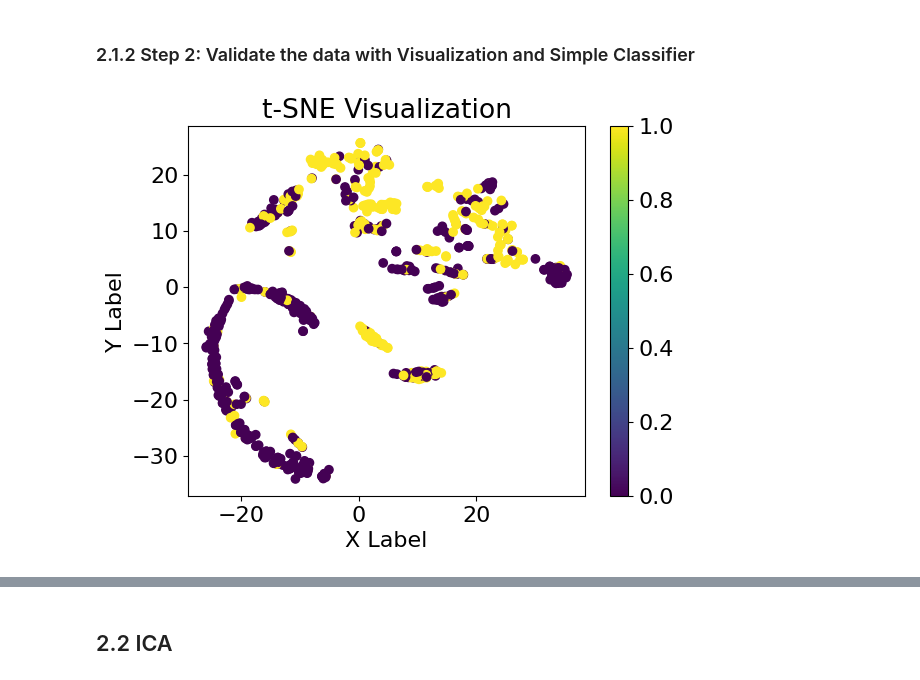
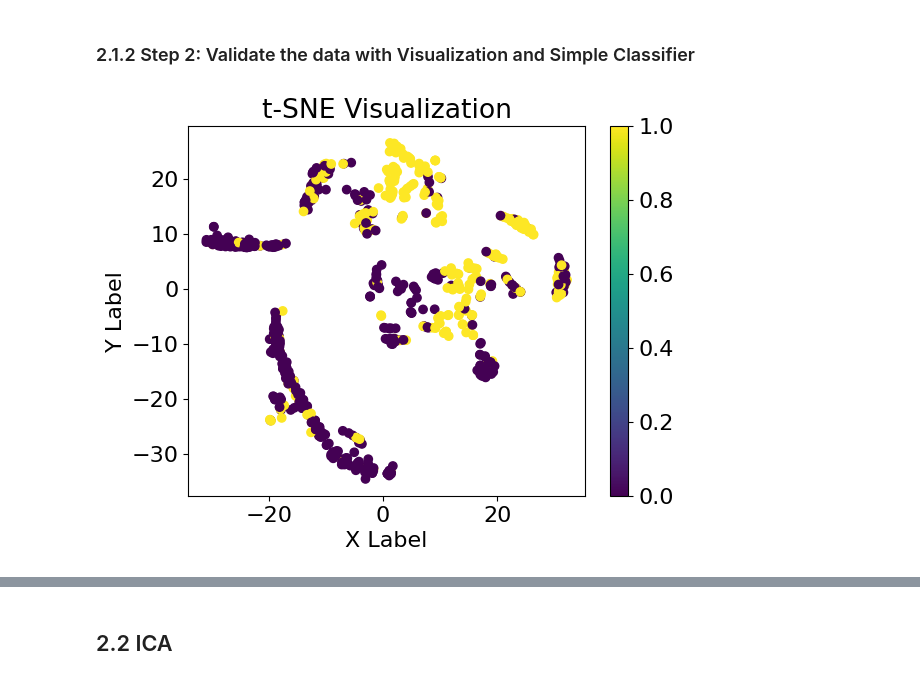
Before and after one commit to RomainFrog/CS7641-A3, a Jupyter notebook: titanic_clustering.ipynb, the cells around one changed output, grey strips where cells are left out. Drawn from its saved outputs; the diff is of its cells as text; code cells hidden in the pictures.

```diff
--- a/titanic_clustering.ipynb
+++ b/titanic_clustering.ipynb
@@ -186,26 +174,3 @@ plt.show()
 # 2. Dimensionality reduction algorithms
 # %% [markdown]
 ## 2.1 PCA
-# %%
-from sklearn.decomposition import PCA
-
-# Initialize PCA
-pca = PCA(n_components=12, random_state=RANDOM_SEED)
-
-# Fit PCA on the scaled training data
-pca.fit(X_scaled)
-
-# Get eigenvalues
-eigenvalues = pca.explained_variance_
-
-plt.figure(figsize=(10, 6))
-# Plot eigenvalues to visualize the explained variance
-plt.plot(range(1, len(eigenvalues)+1), eigenvalues, marker='o', linestyle='-')
-plt.xlabel('Number of Components')
-plt.ylabel('Eigenvalue')
-plt.title('Elbow Method for Optimal Number of Components')
-# Add a gridd to the plot
-plt.grid()
-# x axis ticks to be integers
-plt.xticks(range(1, len(eigenvalues)+1))
-plt.show()
@@ -224,25 +187,25 @@ plot_pca_eigen_and_variance(X_scaled, pca, dataset_name="Titanic", ratio_thresho
 # %%
 from sklearn.manifold import TSNE
 
 tsne = TSNE(n_components=2, random_state=RANDOM_SEED)
 
 # X_tsne = tsne.fit_transform(X_scaled)
 
 # plt.scatter(X_tsne[:,0], X_tsne[:,1], c=y, cmap='viridis')
 # plt.title('t-SNE Visualization')
 # plt.xlabel('X Label')
 # plt.ylabel('Y Label')
 # plt.colorbar()
 # plt.show()
-pca = PCA(n_components=5, random_state=RANDOM_SEED)
+pca = PCA(n_components=6, random_state=RANDOM_SEED)
 X_pca = pca.fit_transform(X_scaled)
 X_tsne_pca = tsne.fit_transform(X_pca)
 
 plt.scatter(X_tsne_pca[:,0], X_tsne_pca[:,1], c=y, cmap='viridis')
 plt.title('t-SNE Visualization')
 plt.xlabel('X Label')
 plt.ylabel('Y Label')
 plt.colorbar()
 plt.show()
 # %% [output]
-[figure, old version]
+[figure, new version]
```
Also changed, not shown: parts of 85 cells of this notebook, 12 other files.
